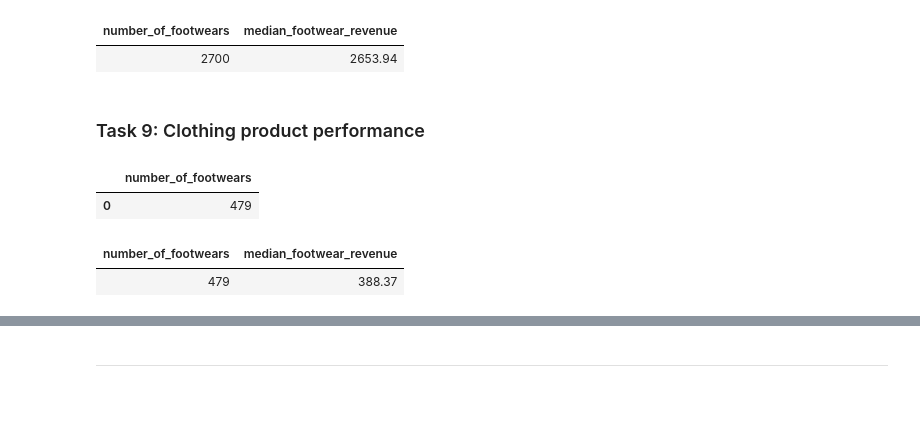
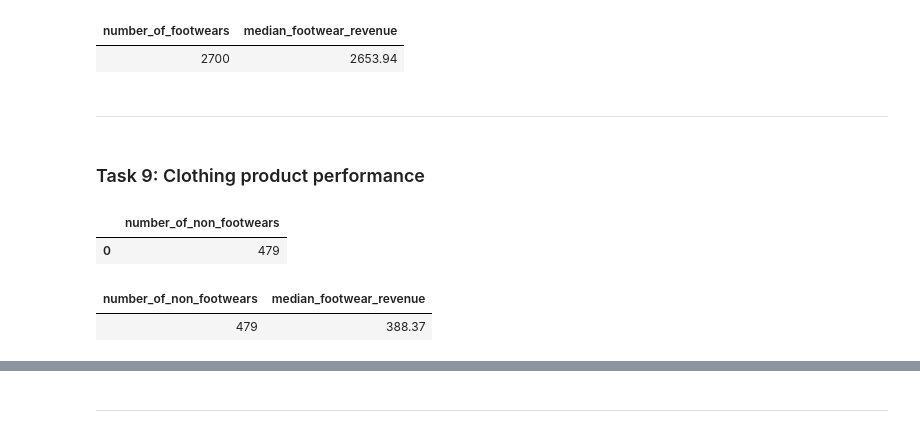
Before and after one commit to mennamamdouh/Optimizing-Online-Sports-Retail-Revenue, a Jupyter notebook: Optimizing Online Sports Retail Revenue.ipynb, the cells around one changed output, grey strips where cells are left out. Drawn from its saved outputs; the diff is of its cells as text; code cells hidden in the pictures; blank space fills up the shorter version.

```diff
--- a/Optimizing Online Sports Retail Revenue.ipynb
+++ b/Optimizing Online Sports Retail Revenue.ipynb
@@ -456,8 +622,8 @@ cursor.execute(footwear)
 columns = cursor.column_names
 results = cursor.fetchall()
 
-df = setting_dataframe(columns, results).data
-df
+footwear = setting_dataframe(columns, results).data
+display(footwear)
 # %% [output]
 |  | number_of_footwears |
 | 0 | 2700 |
@@ -482,39 +648,41 @@ revenue = """
 cursor.execute(revenue)
 results = cursor.fetchall()
 
-df['median_footwear_revenue'] = np.median(results)
+footwear['median_footwear_revenue'] = np.median(results)
 
-setting_dataframe(df.columns, df)
+setting_dataframe(footwear.columns, footwear)
 # %% [output]
 | number_of_footwears | median_footwear_revenue |
 | 2700 | 2653.94 |
+# %% [markdown]
+- - - -
 # %% [markdown]
 ### Task 9: Clothing product performance ###
 # %%
 not_footwear = """
     WITH footwear AS(
         SELECT LOWER(I.description) AS description, F.revenue
         FROM info AS I
         INNER JOIN finance AS F
             ON F.product_id = I.product_id
         WHERE description LIKE "%shoe%"
             OR description LIKE "%trainer%"
             OR description LIKE "%foot%"
             AND description != ""
     )
 
-    SELECT COUNT(*) AS number_of_footwears FROM info
+    SELECT COUNT(*) AS number_of_non_footwears FROM info
     WHERE description NOT IN (SELECT description FROM footwear);
 """
 
 cursor.execute(not_footwear)
 columns = cursor.column_names
 results = cursor.fetchall()
 
-df = setting_dataframe(columns, results).data
-df
+not_footwear = setting_dataframe(columns, results).data
+display(not_footwear)
 # %% [output]
-|  | number_of_footwears |
+|  | number_of_non_footwears |
 | 0 | 479 |
 # %%
 revenue = """
@@ -538,9 +706,9 @@ revenue = """
 cursor.execute(revenue)
 results = cursor.fetchall()
 
-df['median_footwear_revenue'] = np.median(results)
+not_footwear['median_footwear_revenue'] = np.median(results)
 
-setting_dataframe(df.columns, df)
+setting_dataframe(not_footwear.columns, not_footwear)
 # %% [output]
-| number_of_footwears | median_footwear_revenue |
+| number_of_non_footwears | median_footwear_revenue |
 | 479 | 388.37 |
```
Also changed, not shown: parts of 24 cells of this notebook.
